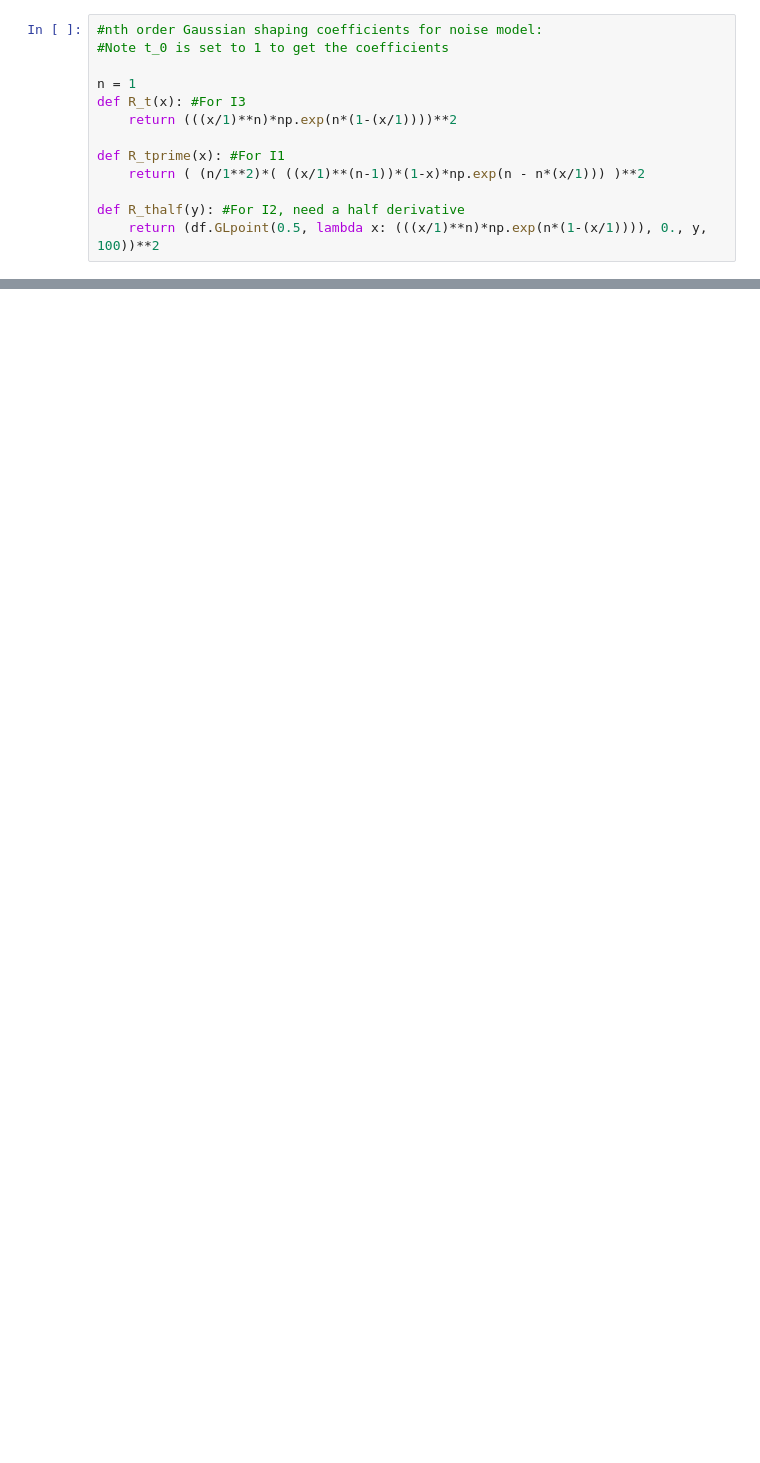
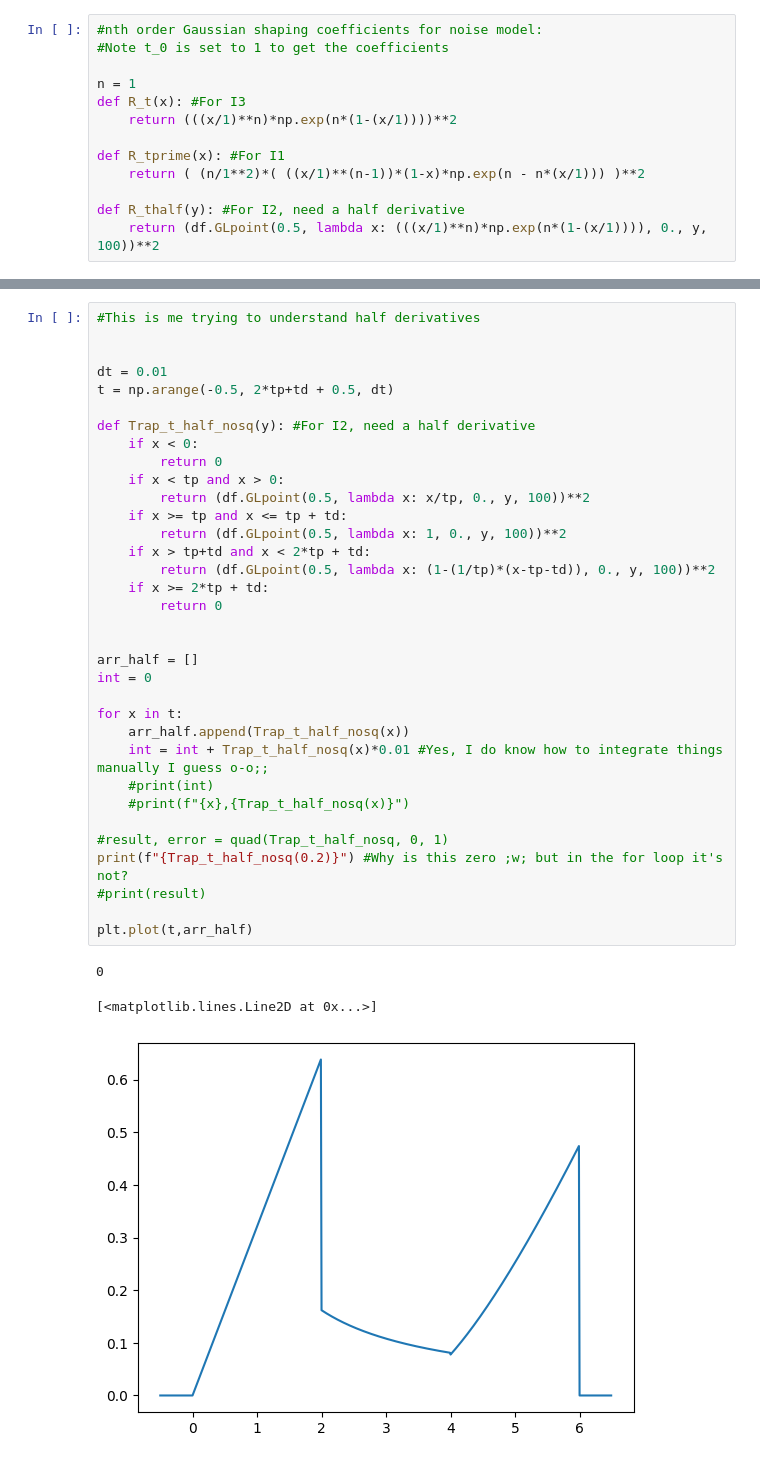
Before and after one commit to kelseyay/GAPS_Scripts, a Jupyter notebook: ActiveScripts/Python/Energy Resolution X-Rays/NoiseCoefficients.ipynb, the cells around one changed output, grey strips where cells are left out. Cells and saved outputs as stored; diff of their text form; blank space fills up the shorter version.

```diff
--- a/ActiveScripts/Python/Energy Resolution X-Rays/NoiseCoefficients.ipynb
+++ b/ActiveScripts/Python/Energy Resolution X-Rays/NoiseCoefficients.ipynb
@@ -42,0 +181,38 @@ I2 Estimated Error: 1.647137170407431e-08
+# %%
+#This is me trying to understand half derivatives
+
+
+dt = 0.01
+t = np.arange(-0.5, 2*tp+td + 0.5, dt)
+
+def Trap_t_half_nosq(y): #For I2, need a half derivative
+    if x < 0:
+        return 0
+    if x < tp and x > 0:
+        return (df.GLpoint(0.5, lambda x: x/tp, 0., y, 100))**2
+    if x >= tp and x <= tp + td:
+        return (df.GLpoint(0.5, lambda x: 1, 0., y, 100))**2
+    if x > tp+td and x < 2*tp + td:
+        return (df.GLpoint(0.5, lambda x: (1-(1/tp)*(x-tp-td)), 0., y, 100))**2
+    if x >= 2*tp + td:
+        return 0
+
+
+arr_half = []
+int = 0
+
+for x in t:
+    arr_half.append(Trap_t_half_nosq(x))
+    int = int + Trap_t_half_nosq(x)*0.01 #Yes, I do know how to integrate things manually I guess o-o;;
+    #print(int)
+    #print(f"{x},{Trap_t_half_nosq(x)}")
+
+#result, error = quad(Trap_t_half_nosq, 0, 1)
+print(f"{Trap_t_half_nosq(0.2)}") #Why is this zero ;w; but in the for loop it's not?
+#print(result)
+
+plt.plot(t,arr_half)
+# %% [output]
+0
+[<matplotlib.lines.Line2D at 0x...>]
+[figure, added]
```
Also changed, not shown: parts of 7 cells of this notebook.
